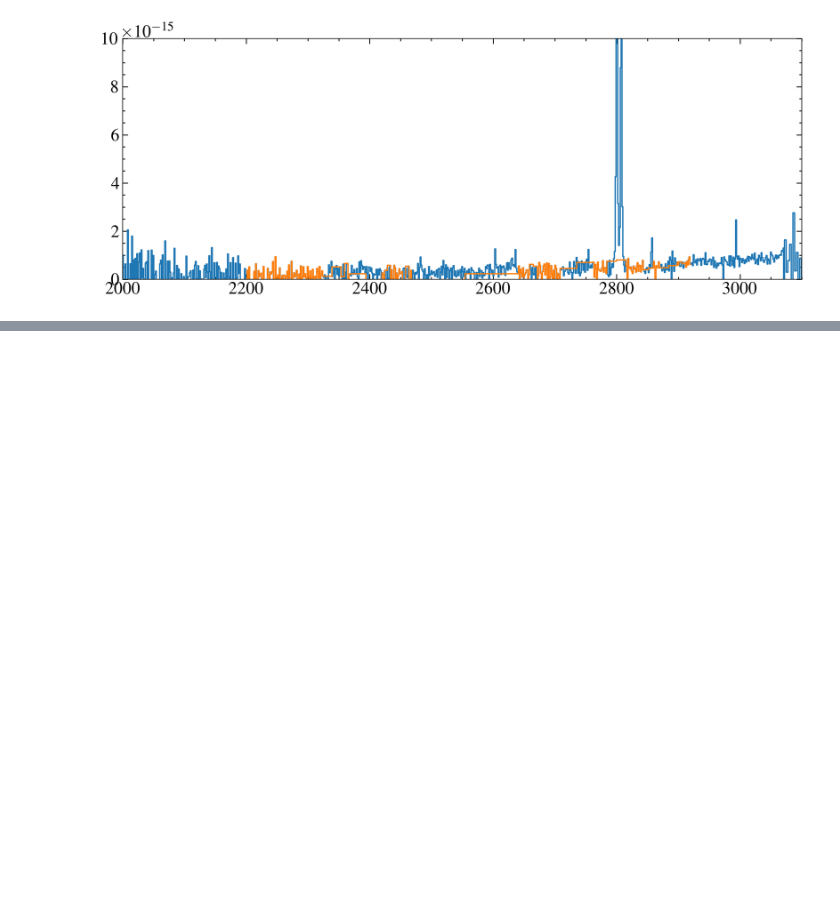
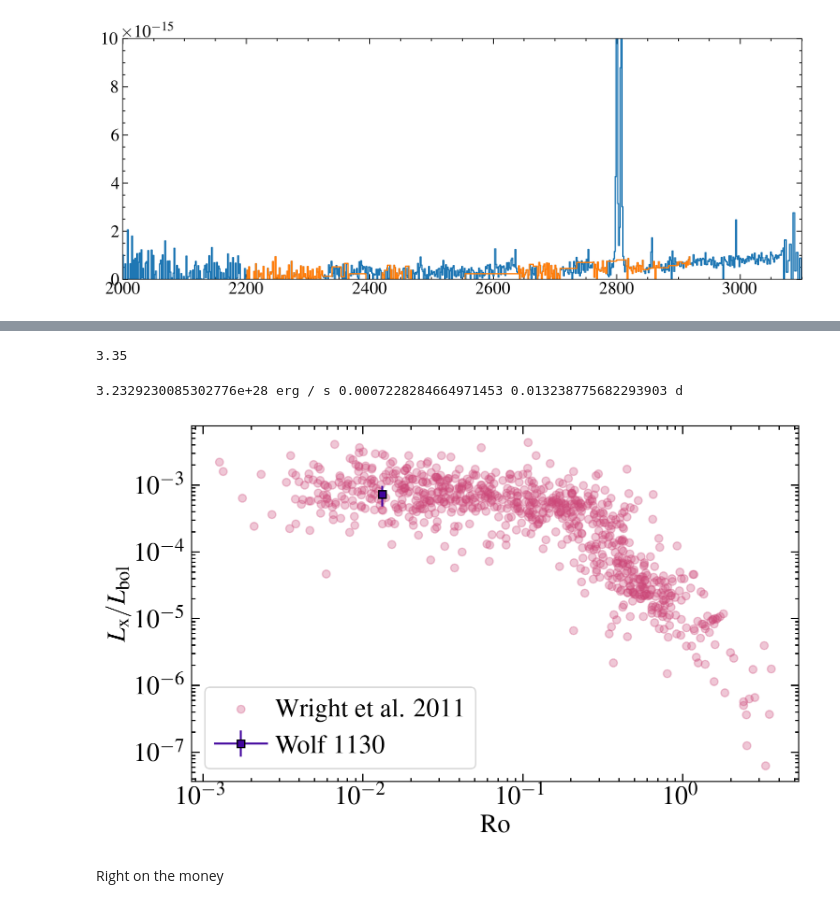
Before and after one commit to davidjwilson/gj207.1, a Jupyter notebook: wolf1130_2.ipynb, the cells around one changed output, grey strips where cells are left out. Cells and saved outputs as stored; diff of their text form; code cells hidden in the pictures; blank space fills up the shorter version.

```diff
--- a/wolf1130_2.ipynb
+++ b/wolf1130_2.ipynb
@@ -188,0 +291,52 @@ r = cmaskbrs[1::2]
+# %%
+(4.4+2.3)/2
+# %% [output]
+3.35
+# %%
+prot = 0.49670419 *u.d
+# r0
+vmag = 11.85 #m+18
+ksmag = 8.113 #simbad
+# log τ = 0.64+0.10−0.12 + 0.25+0.08−0.07 (V − Ks ), wright+18
+logtau = 0.64 + 0.25*(vmag -ksmag)
+Ro = prot/ 10**logtau
+teff = 3530*u.K
+Rstar = 0.289*u.Rsun
+Lstar = (const.sigma_sb * 4* np.pi * (Rstar.to(u.m))**2 * teff**4).to(u.erg/u.s)
+dstar = 16.69 *u.pc
+fx, fxe = 9.7e-13, 3.35e-13 # 2nd observation
+Lx = fx*(u.erg/u.s/u.cm**2) * 4*np.pi*(dstar.to(u.cm))**2
+print(Lx, Lx/Lstar, Ro)
+# %% [output]
+3.2329230085302776e+28 erg / s 0.0007228284664971453 0.013238775682293903 d
+# %%
+xpath = '/media/david/2tb_ext_hd/hddata/carmenes_binary/xraycat/'
+xraycat = fits.open('{}J_ApJ_743_48_catalog.dat.fits'.format(xpath))
+xraydata = xraycat[1].data
+# %%
+fig, ax = plt.subplots(figsize=(8,5))
+
+prots = xraydata['Prot']
+vks = xraydata['V-K']
+ros = prots / 10**(0.64 + 0.25*vks)
+
+ax.errorbar(Ro, Lx/Lstar, yerr=((fxe/fx) * (Lx/Lstar)), marker = 's', label ='Wolf 1130', zorder=10, markeredgecolor='k', color=plt.cm.plasma(0.1))
+
+ax.scatter(ros, 10**xraydata['Lx/bol'], marker='o', alpha=0.3, label='Wright et al. 2011', color=plt.cm.plasma(0.5))
+ax.set_xscale('log')
+ax.set_yscale('log')
+handles, labels = plt.gca().get_legend_handles_labels()
+by_label = dict(zip(labels, handles))
+ax.legend(by_label.values(), by_label.keys(), frameon=True)
+
+# ax.set_xlim(0.15, 55)
+
+# plt.legend()
+# ax.set_xlabel('$P_{\mathrm{orb}}$ (d)')
+ax.set_xlabel('Ro')
+ax.set_ylabel(r'$L_{\mathrm{x}}/L_{\mathrm{bol}}$')
+fig.tight_layout()
+# %% [output]
+[figure, added]
+# %% [markdown]
+Right on the money
```
Also changed, not shown: parts of 5 cells of this notebook, 1 other file.
